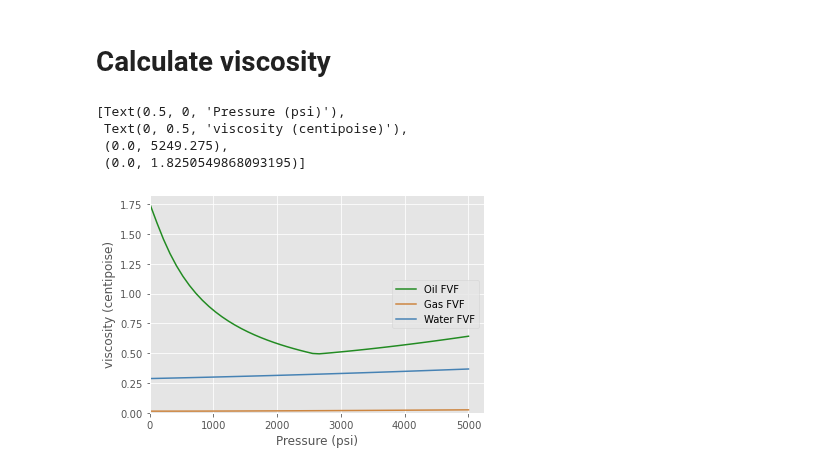
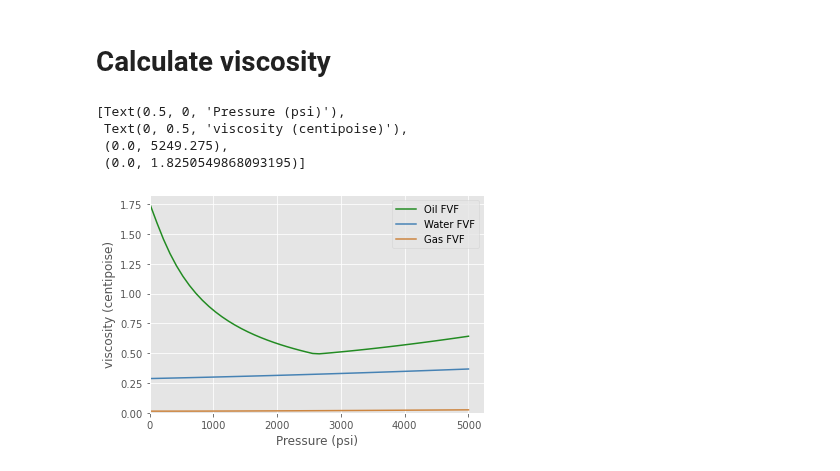
Before and after one commit to frank1010111/bluebonnet, a Jupyter notebook: docs/fluids.ipynb, the cells around one changed output. Saved outputs shown, nothing was run; the diff lists cells and outputs as text; code cells hidden in the pictures.

```diff
--- a/docs/fluids.ipynb
+++ b/docs/fluids.ipynb
@@ -43,21 +43,26 @@ ax.set(xlabel='Pressure (psi)', ylabel='b-factor', xlim=(0,None), ylim=(0, None)
 # %%
 fluid = Fluid(200, 35, 0.8, 650) # 200 degrees F, 35 degrees API, specific gas gravity: 0.8, 650 scf/bbl initial reservoir gor
 non_hydrocarbon_properties = make_nonhydrocarbon_properties(0.05, 0.01, 0.04) # nitrogen, hydrogen_sulfide, co2
 pseudocritical_point = pseudocritical_point_Sutton(0.8, non_hydrocarbon_properties, "wet gas") # gas gravity
 pressure = np.linspace(14.5,5_000)
 mu_o = fluid.oil_viscosity(pressure)
 mu_g = fluid.gas_viscosity(pressure, *pseudocritical_point)
 mu_w = fluid.water_viscosity(pressure)
 
 fig, ax = plt.subplots()
 ax.plot(pressure, mu_o, label='Oil FVF', color='forestgreen')
+ax.plot(pressure, mu_w, label='Water FVF', color='steelblue')
 ax.plot(pressure, mu_g, label='Gas FVF', color='peru')
-ax.plot(pressure, mu_w, label='Water FVF', color='steelblue')
-ax.legend(loc='center right')
-ax.set(xlabel='Pressure (psi)', ylabel='viscosity (centipoise)', xlim=(0,None), ylim=(0, None))
+ax.legend(loc='upper right')
+ax.set(
+    xlabel='Pressure (psi)',
+    ylabel='viscosity (centipoise)',
+    xlim=(0,None),
+    ylim=(0, None)
+)
 # %% [output]
 [Text(0.5, 0, 'Pressure (psi)'),
  Text(0, 0.5, 'viscosity (centipoise)'),
  (0.0, 5249.275),
  (0.0, 1.8250549868093195)]
-[figure, old version]
+[figure, new version]
```
Also changed, not shown: 1 other file.
